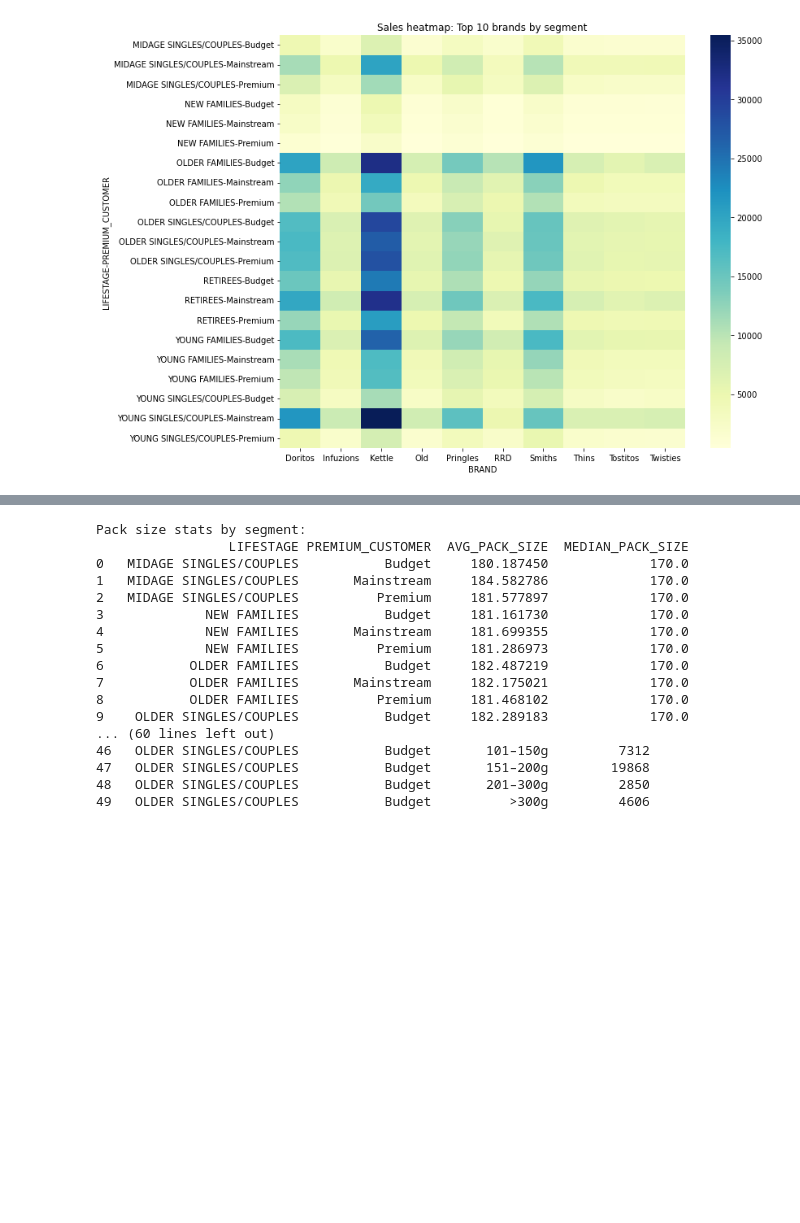
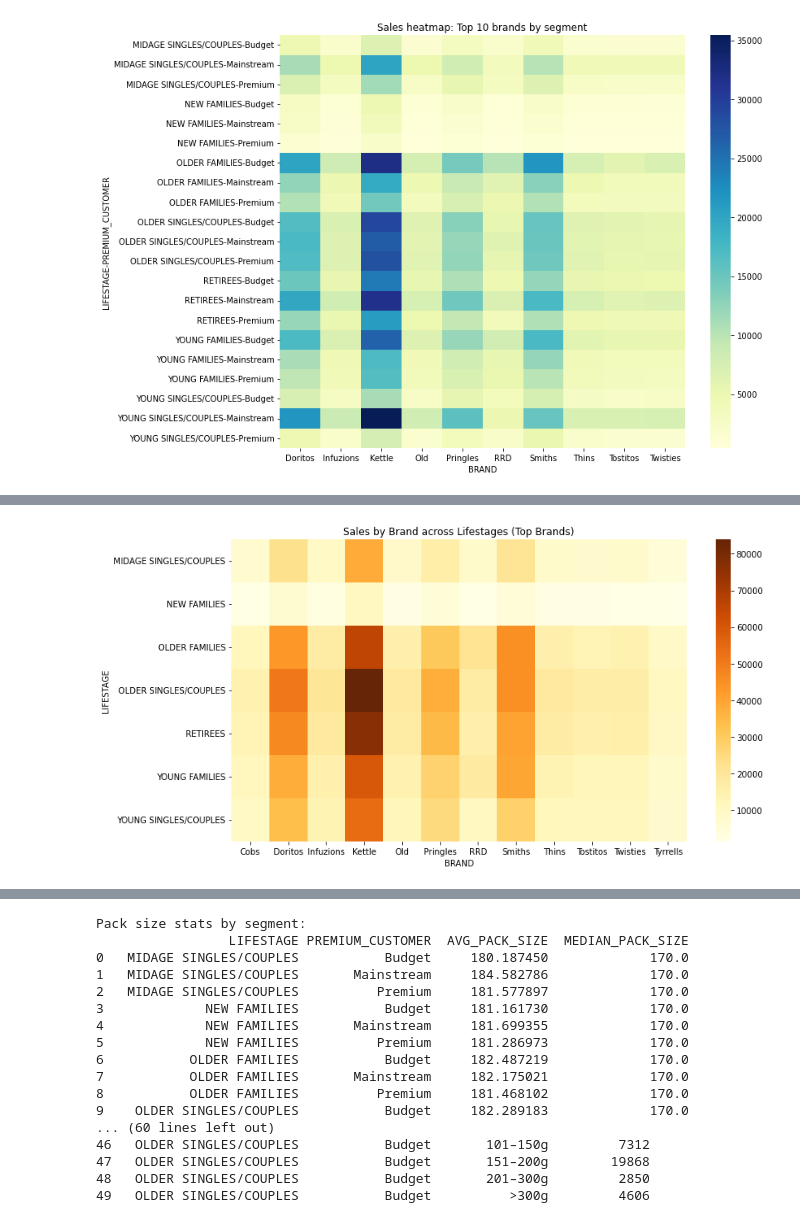
Before and after one commit to JanickVision27/Quantium_DataAnalysis_Project, a Jupyter notebook: Data Analysis First Section.ipynb, the cells around one changed output, grey strips where cells are left out. Saved outputs shown, nothing was run; the diff lists cells and outputs as text; code cells hidden in the pictures; blank space fills up the shorter version.

```diff
--- a/Data Analysis First Section.ipynb
+++ b/Data Analysis First Section.ipynb
@@ -659,0 +776,72 @@ Top brands per (LIFESTAGE, PREMIUM_CUSTOMER) (sample):
+# %%
+import pandas as pd
+import numpy as np
+import matplotlib.pyplot as plt
+import seaborn as sns
+
+# Ensure data is loaded
+merged_df = pd.read_csv('merged_data.csv')
+
+# Preconditions
+if 'BRAND' not in merged_df.columns:
+    raise ValueError("BRAND column not found. Create/standardise BRAND before running this cell.")
+
+merged_df['LIFESTAGE'] = merged_df['LIFESTAGE'].fillna('Unknown')
+
+# 1) Sales by BRAND x LIFESTAGE
+brand_lifestage = (
+    merged_df.groupby(['BRAND', 'LIFESTAGE'])
+    .agg(
+        TOTAL_SALES=('TOT_SALES', 'sum'),
+        TOTAL_UNITS=('PROD_QTY', 'sum'),
+        UNIQUE_CUSTOMERS=('LYLTY_CARD_NBR', 'nunique'),
+        TRANSACTIONS=('TXN_ID', 'nunique')
+    )
+    .reset_index()
+)
+
+# Shares within brand
+brand_totals = brand_lifestage.groupby('BRAND')['TOTAL_SALES'].sum().reset_index(name='BRAND_TOTAL_SALES')
+brand_lifestage = brand_lifestage.merge(brand_totals, on='BRAND', how='left')
+brand_lifestage['SHARE_OF_BRAND'] = brand_lifestage['TOTAL_SALES'] / brand_lifestage['BRAND_TOTAL_SALES']
+
+# 2) Dominating family (lifestage) per brand
+TopFamilyPerBrand = (
+    brand_lifestage.sort_values(['BRAND','TOTAL_SALES'], ascending=[True, False])
+    .groupby('BRAND')
+    .head(1)
+    .reset_index(drop=True)
+    .rename(columns={'LIFESTAGE':'DOMINATING_LIFESTAGE', 'TOTAL_SALES':'DOMINATING_SALES'})
+)[['BRAND','DOMINATING_LIFESTAGE','DOMINATING_SALES','SHARE_OF_BRAND']]
+
+print("Dominating family (lifestage) for each brand — top 20:")
+print(TopFamilyPerBrand.head(20))
+TopFamilyPerBrand.to_csv('top_family_per_brand.csv', index=False)
+
+# 3) For each family: top brands by sales (with share within lifestage)
+family_totals = brand_lifestage.groupby('LIFESTAGE')['TOTAL_SALES'].sum().reset_index(name='LIFESTAGE_TOTAL_SALES')
+fam_brand = brand_lifestage.merge(family_totals, on='LIFESTAGE', how='left')
+fam_brand['SHARE_WITHIN_LIFESTAGE'] = fam_brand['TOTAL_SALES'] / fam_brand['LIFESTAGE_TOTAL_SALES']
+
+TopBrandsPerFamily = (
+    fam_brand.sort_values(['LIFESTAGE','TOTAL_SALES'], ascending=[True, False])
+    .groupby('LIFESTAGE')
+    .head(5)
+    .reset_index(drop=True)
+)[['LIFESTAGE','BRAND','TOTAL_SALES','SHARE_WITHIN_LIFESTAGE']]
+
+print("\nTop brands within each family (lifestage) — sample:")
+print(TopBrandsPerFamily.head(30))
+TopBrandsPerFamily.to_csv('top_brands_per_family.csv', index=False)
+
+# 4) Heatmap: Sales by Brand across Lifestages (Top overall brands)
+top_brands = brand_totals.sort_values('BRAND_TOTAL_SALES', ascending=False).head(12)['BRAND'].tolist()
+pivot = brand_lifestage[brand_lifestage['BRAND'].isin(top_brands)].pivot_table(
+    index='LIFESTAGE', columns='BRAND', values='TOTAL_SALES', fill_value=0
+)
+plt.figure(figsize=(12, 6))
+sns.heatmap(pivot, cmap='YlOrBr')
+plt.title('Sales by Brand across Lifestages (Top Brands)')
+plt.tight_layout()
+plt.show()
+# %% [output]
@@ -659,0 +865 @@ Top brands per (LIFESTAGE, PREMIUM_CUSTOMER) (sample):
+[figure, added]
```
Also changed, not shown: parts of 13 cells of this notebook, 7 other files.
